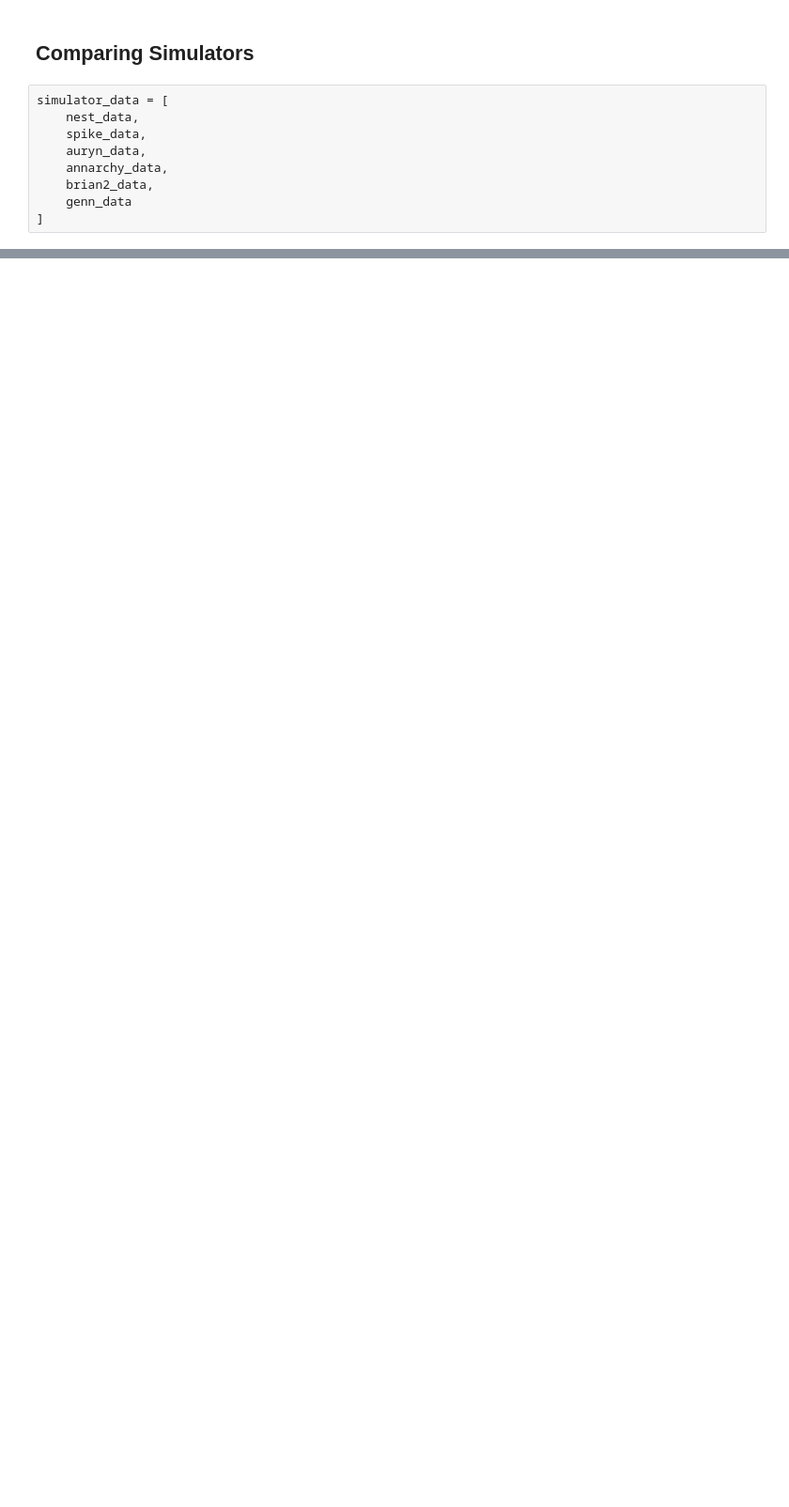
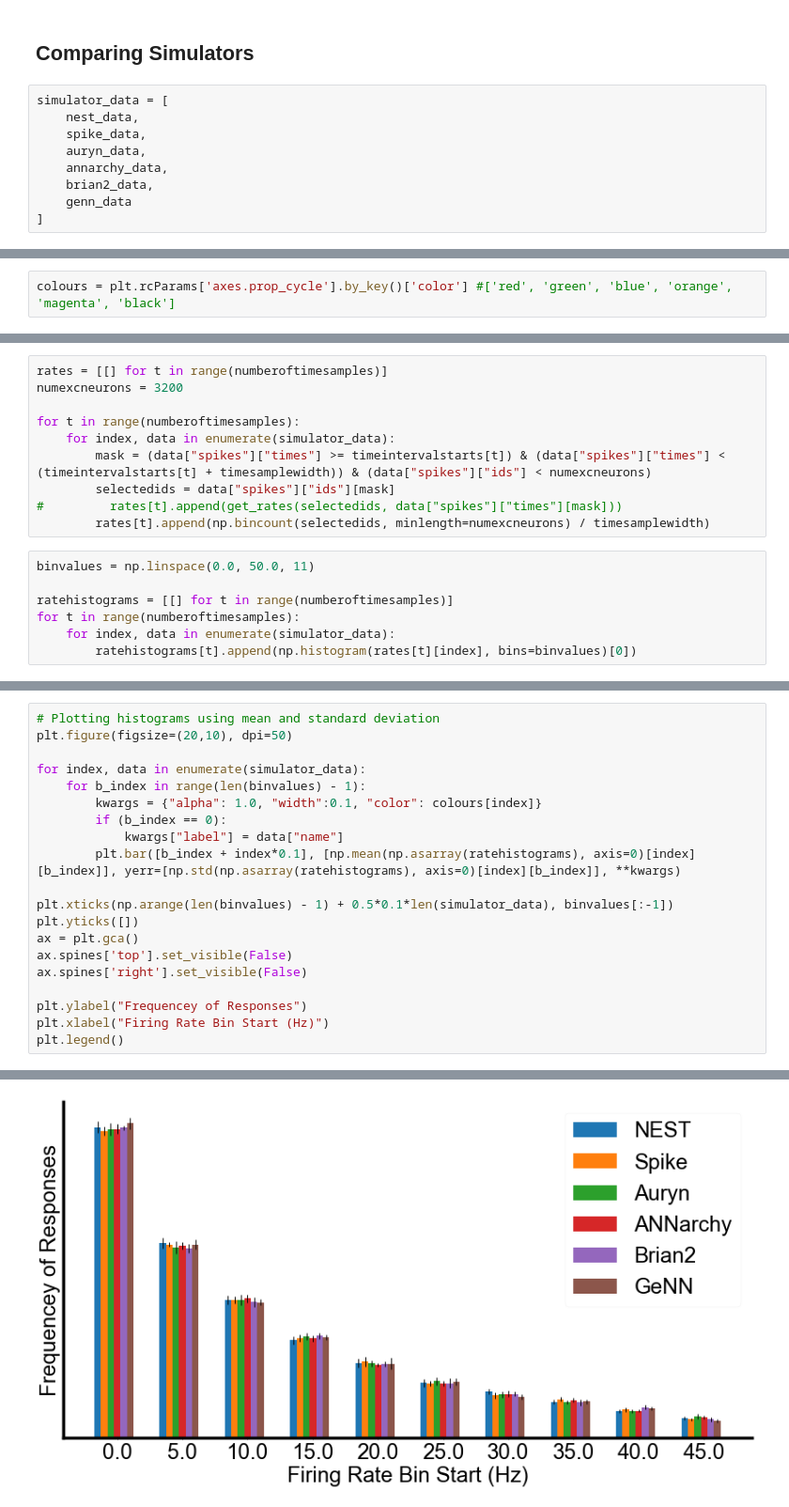
Before and after one commit to nasiryahm/SNNSimulatorComparison, a Jupyter notebook: Benchmarks/VogelsAbbott/_results/SimulatorComparisons.ipynb, the cells around one changed output, grey strips where cells are left out. Shown at 94% size. Drawn from its saved outputs; the diff is of its cells as text; blank space fills up the shorter version.

```diff
--- a/Benchmarks/VogelsAbbott/_results/SimulatorComparisons.ipynb
+++ b/Benchmarks/VogelsAbbott/_results/SimulatorComparisons.ipynb
@@ -304,0 +164,2 @@ plt.title("Comparison of average firing rates and firing rate standard deviation
+# %%
+colours = plt.rcParams['axes.prop_cycle'].by_key()['color'] #['red', 'green', 'blue', 'orange', 'magenta', 'black']
@@ -304,0 +175,17 @@ plt.title("Comparison of average firing rates and firing rate standard deviation
+# %%
+rates = [[] for t in range(numberoftimesamples)]
+numexcneurons = 3200
+
+for t in range(numberoftimesamples):
+    for index, data in enumerate(simulator_data):
+        mask = (data["spikes"]["times"] >= timeintervalstarts[t]) & (data["spikes"]["times"] < (timeintervalstarts[t] + timesamplewidth)) & (data["spikes"]["ids"] < numexcneurons)
+        selectedids = data["spikes"]["ids"][mask]
+#         rates[t].append(get_rates(selectedids, data["spikes"]["times"][mask]))
+        rates[t].append(np.bincount(selectedids, minlength=numexcneurons) / timesamplewidth)
+# %%
+binvalues = np.linspace(0.0, 50.0, 11)
+
+ratehistograms = [[] for t in range(numberoftimesamples)]
+for t in range(numberoftimesamples):
+    for index, data in enumerate(simulator_data):
+        ratehistograms[t].append(np.histogram(rates[t][index], bins=binvalues)[0])
@@ -304,0 +196,21 @@ plt.title("Comparison of average firing rates and firing rate standard deviation
+# %%
+# Plotting histograms using mean and standard deviation
+plt.figure(figsize=(20,10), dpi=50)
+
+for index, data in enumerate(simulator_data):
+    for b_index in range(len(binvalues) - 1):
+        kwargs = {"alpha": 1.0, "width":0.1, "color": colours[index]}
+        if (b_index == 0):
+            kwargs["label"] = data["name"]
+        plt.bar([b_index + index*0.1], [np.mean(np.asarray(ratehistograms), axis=0)[index][b_index]], yerr=[np.std(np.asarray(ratehistograms), axis=0)[index][b_index]], **kwargs)
+
+plt.xticks(np.arange(len(binvalues) - 1) + 0.5*0.1*len(simulator_data), binvalues[:-1])
+plt.yticks([])
+ax = plt.gca()
+ax.spines['top'].set_visible(False)
+ax.spines['right'].set_visible(False)
+
+plt.ylabel("Frequencey of Responses")
+plt.xlabel("Firing Rate Bin Start (Hz)")
+plt.legend()
+# %% [output]
@@ -304,0 +218 @@ plt.title("Comparison of average firing rates and firing rate standard deviation
+[figure, added]
```
Also changed, not shown: parts of 55 cells of this notebook.
